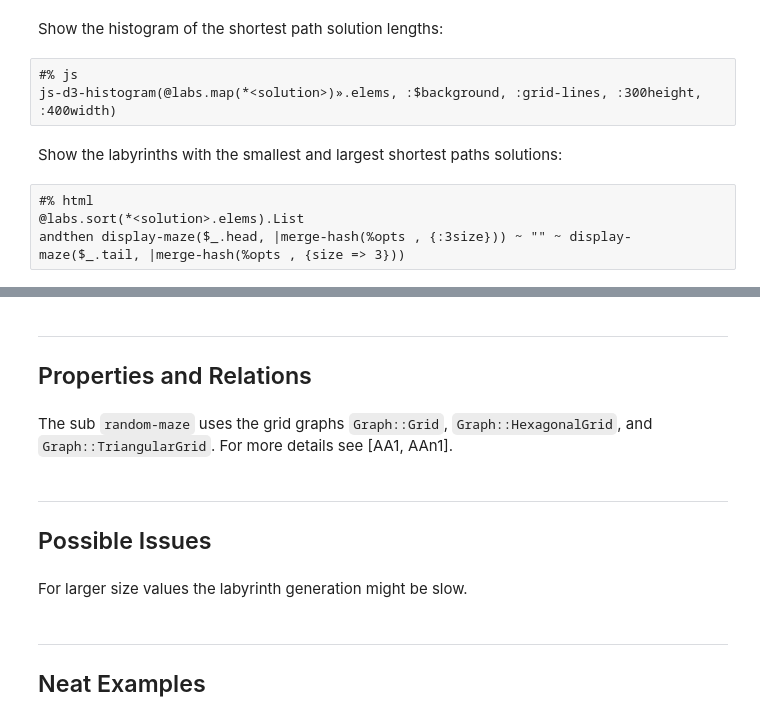
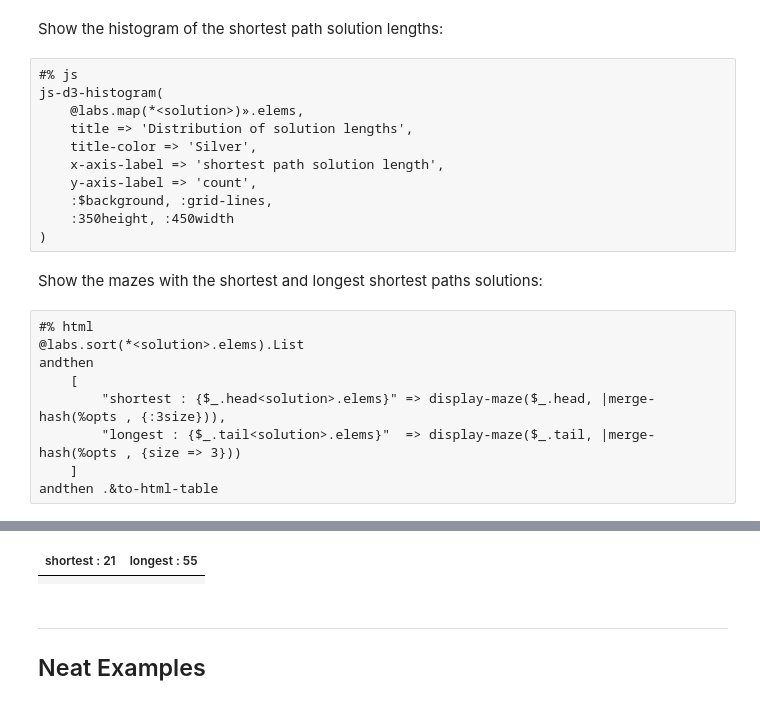
Before and after one commit to antononcube/Raku-Graph-RandomMaze, a Jupyter notebook: docs/Random-labyrinths.ipynb, the cells around one changed output, grey strips where cells are left out. Drawn from its saved outputs; the diff is of its cells as text.

```diff
--- a/docs/Random-labyrinths.ipynb
+++ b/docs/Random-labyrinths.ipynb
@@ -135,11 +189,24 @@ Vector(Struct([paths, solution, walls], [Graph, Array, Graph]), 500)
 Show the histogram of the shortest path solution lengths:
 # %%
 #% js
-js-d3-histogram(@labs.map(*<solution>)».elems, :$background, :grid-lines, :300height, :400width)
+js-d3-histogram(
+    @labs.map(*<solution>)».elems,
+    title => 'Distribution of solution lengths',
+    title-color => 'Silver',
+    x-axis-label => 'shortest path solution length',
+    y-axis-label => 'count',
+    :$background, :grid-lines,
+    :350height, :450width
+)
 # %% [markdown]
-Show the labyrinths with the smallest and largest shortest paths solutions:
+Show the mazes with the shortest and longest shortest paths solutions:
 # %%
 #% html
 @labs.sort(*<solution>.elems).List
-andthen display-maze($_.head, |merge-hash(%opts , {:3size})) ~ "" ~ display-maze($_.tail, |merge-hash(%opts , {size => 3}))
+andthen
+    [
+        "shortest : {$_.head<solution>.elems}" => display-maze($_.head, |merge-hash(%opts , {:3size})),
+        "longest : {$_.tail<solution>.elems}"  => display-maze($_.tail, |merge-hash(%opts , {size => 3}))
+    ]
+andthen .&to-html-table
 # %% [output]
@@ -147,15 +213,5 @@ andthen display-maze($_.head, |merge-hash(%opts , {:3size})) ~ "" ~ display-maze
+| shortest : 21 | longest : 55 |
+|  |  |
-# %% [markdown]
-----
-
-## Properties and Relations
-# %% [markdown]
-The sub `random-maze` uses the grid graphs `Graph::Grid`, `Graph::HexagonalGrid`, and `Graph::TriangularGrid`. For more details see [AA1, AAn1].
-# %% [markdown]
-----
-
-## Possible Issues
-# %% [markdown]
-For larger size values the labyrinth generation might be slow.
 # %% [markdown]
 ---
 
```
Also changed, not shown: parts of 32 cells of this notebook.
